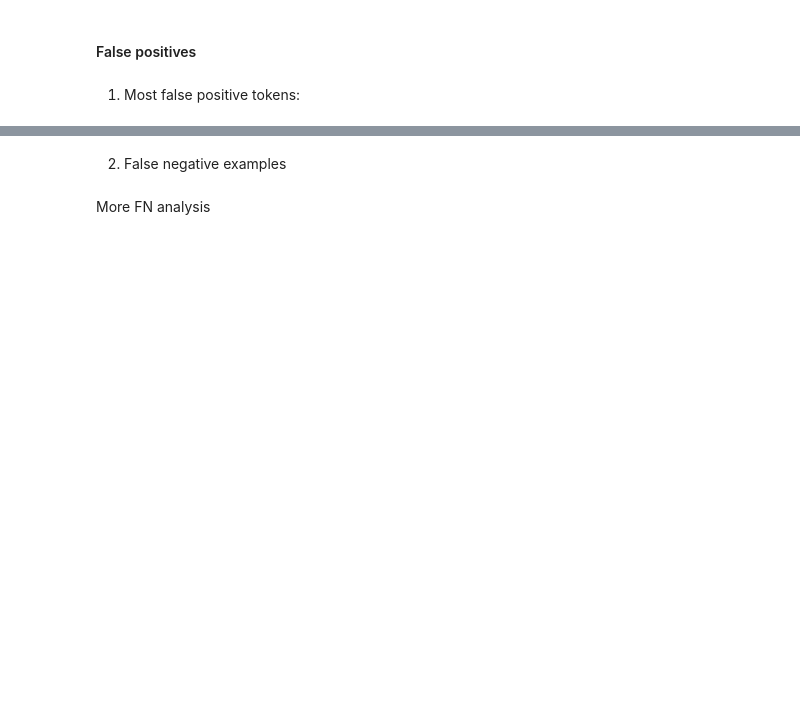
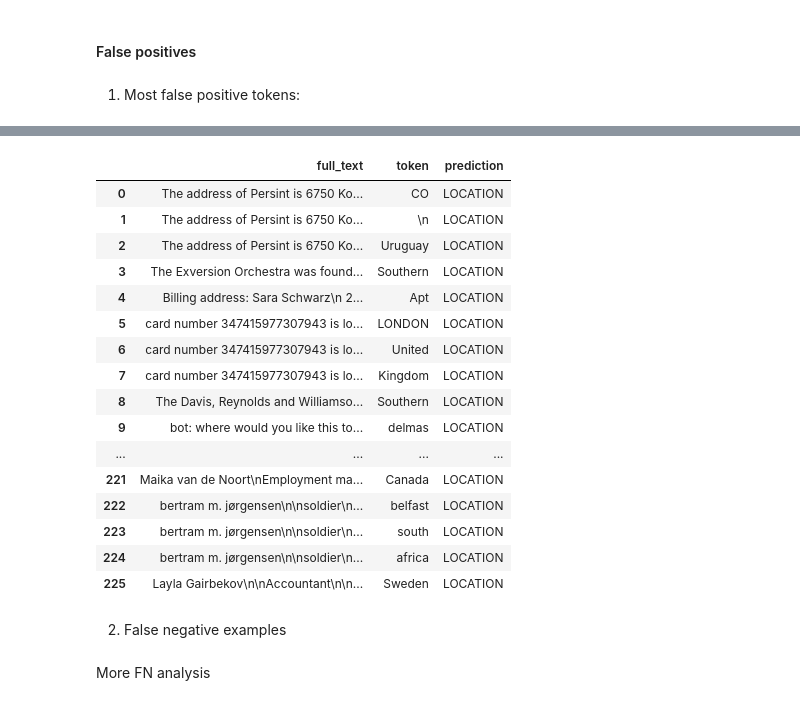
Before and after one commit to matthewchung74/presidio-research, a Jupyter notebook: notebooks/4_Evaluate_Presidio_Analyzer.ipynb, the cells around one changed output, grey strips where cells are left out. Drawn from its saved outputs; the diff is of its cells as text; code cells hidden in the pictures; blank space fills up the shorter version.

```diff
--- a/notebooks/4_Evaluate_Presidio_Analyzer.ipynb
+++ b/notebooks/4_Evaluate_Presidio_Analyzer.ipynb
@@ -25,10 +41,6 @@ pd.set_option("display.max_colwidth", None)
 # %% [markdown]
 Select data for evaluation:
 # %%
-# dataset_name = "synth_dataset_v2.json"
-# dataset = InputSample.read_dataset_json(f"data/{dataset_name}")
-# print(len(dataset))
-
-dataset_name = "generated_size_15_date_August_06_2022.json"
-dataset = InputSample.read_dataset_json(f"data/{dataset_name}")
+dataset_name = "synth_dataset_v2.json"
+dataset = InputSample.read_dataset_json("data/" + dataset_name)
 print(len(dataset))
@@ -108,6 +179,24 @@ ModelError.most_common_fp_tokens(errors)
 # %%
-# fps_df = ModelError.get_fps_dataframe(errors, entity=["LOCATION"])
-# fps_df[["full_text", "token", "prediction"]].head()
+fps_df = ModelError.get_fps_dataframe(errors, entity=["LOCATION"])
+fps_df[["full_text", "token", "prediction"]]
+# %% [output]
+|  | full_text | token | prediction |
+| 0 | The address of Persint is 6750 Ko... | CO | LOCATION |
+| 1 | The address of Persint is 6750 Ko... | \n | LOCATION |
+| 2 | The address of Persint is 6750 Ko... | Uruguay | LOCATION |
+| 3 | The Exversion Orchestra was found... | Southern | LOCATION |
+| 4 | Billing address: Sara Schwarz\n 2... | Apt | LOCATION |
+| 5 | card number 347415977307943 is lo... | LONDON | LOCATION |
+| 6 | card number 347415977307943 is lo... | United | LOCATION |
+| 7 | card number 347415977307943 is lo... | Kingdom | LOCATION |
+| 8 | The Davis, Reynolds and Williamso... | Southern | LOCATION |
+| 9 | bot: where would you like this to... | delmas | LOCATION |
+| ... | ... | ... | ... |
+| 221 | Maika van de Noort\nEmployment ma... | Canada | LOCATION |
+| 222 | bertram m. jørgensen\n\nsoldier\n... | belfast | LOCATION |
+| 223 | bertram m. jørgensen\n\nsoldier\n... | south | LOCATION |
+| 224 | bertram m. jørgensen\n\nsoldier\n... | africa | LOCATION |
+| 225 | Layla Gairbekov\n\nAccountant\n\n... | Sweden | LOCATION |
 # %% [markdown]
 2. False negative examples
 # %%
```
Also changed, not shown: parts of 11 cells of this notebook, 4 other files.
